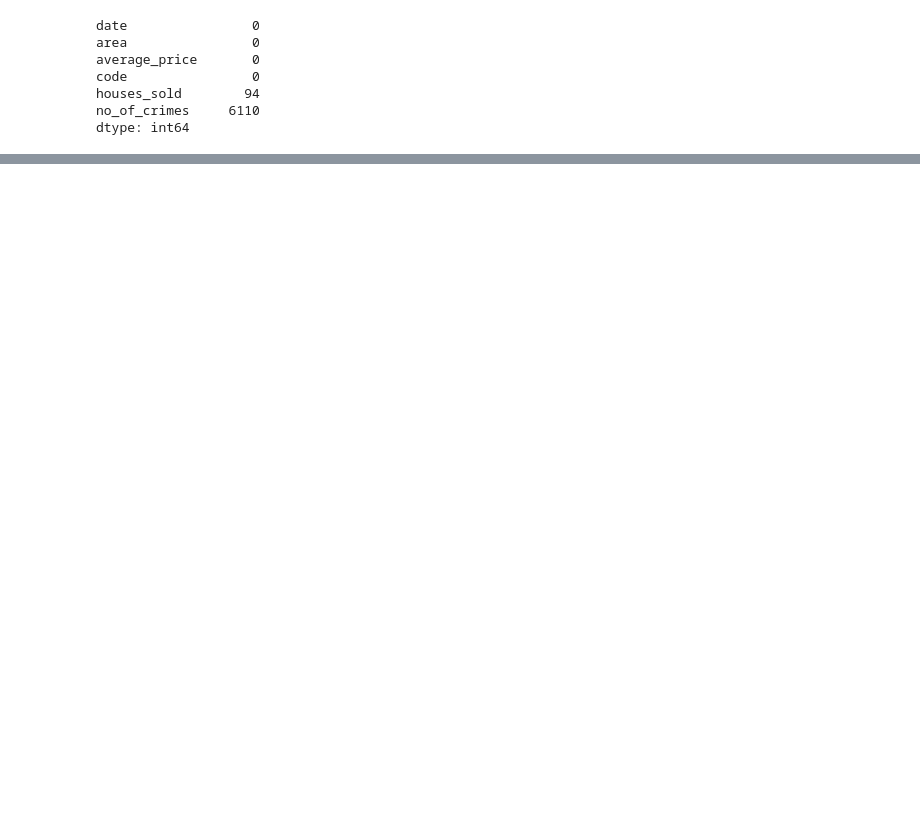
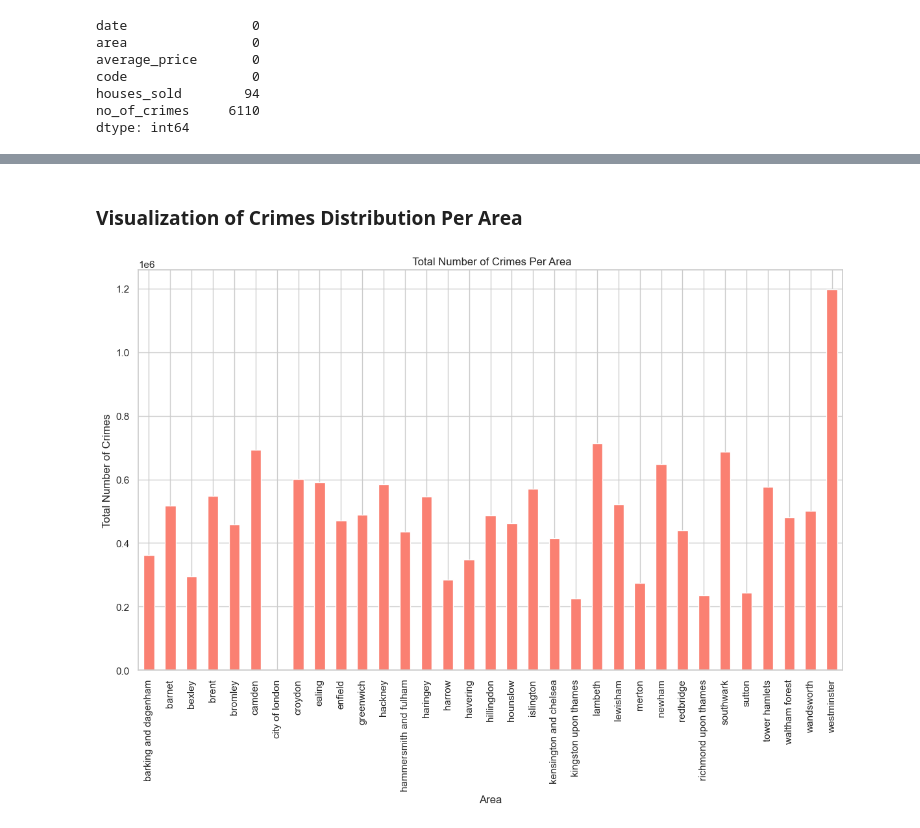
Before and after one commit to georgezacharia/london_housing_analysis_python, a Jupyter notebook: london_housing_analysis.ipynb, the cells around one changed output, grey strips where cells are left out. Cells and saved outputs as stored; diff of their text form; code cells hidden in the pictures; blank space fills up the shorter version.

```diff
--- a/london_housing_analysis.ipynb
+++ b/london_housing_analysis.ipynb
@@ -374,0 +97,2 @@ Name: count, dtype: int64
+# %%
+data_cleaned['date'] = pd.to_datetime(data_cleaned['date'])
@@ -374,0 +101,4 @@ Name: count, dtype: int64
+# %%
+data_cleaned['houses_sold'] = data_cleaned['houses_sold'].astype(int)
+# %%
+data_cleaned['no_of_crimes'] = data_cleaned['no_of_crimes'].astype(int)
@@ -374,0 +175,2 @@ Name: count, dtype: int64
+# %%
+crimes_per_area = data_cleaned.groupby('area')['no_of_crimes'].sum()
@@ -374,0 +197,12 @@ Name: count, dtype: int64
+# %% [markdown]
+### Visualization of Crimes Distribution Per Area
+# %%
+plt.figure(figsize=(14, 8))
+crimes_per_area.plot(kind='bar', color='salmon')
+plt.title(' Total Number of Crimes Per Area')
+plt.xlabel('Area')
+plt.ylabel('Total Number of Crimes')
+plt.xticks(rotation=90)
+plt.show()
+# %% [output]
+[figure, added]
```
Also changed, not shown: parts of 138 cells of this notebook.
